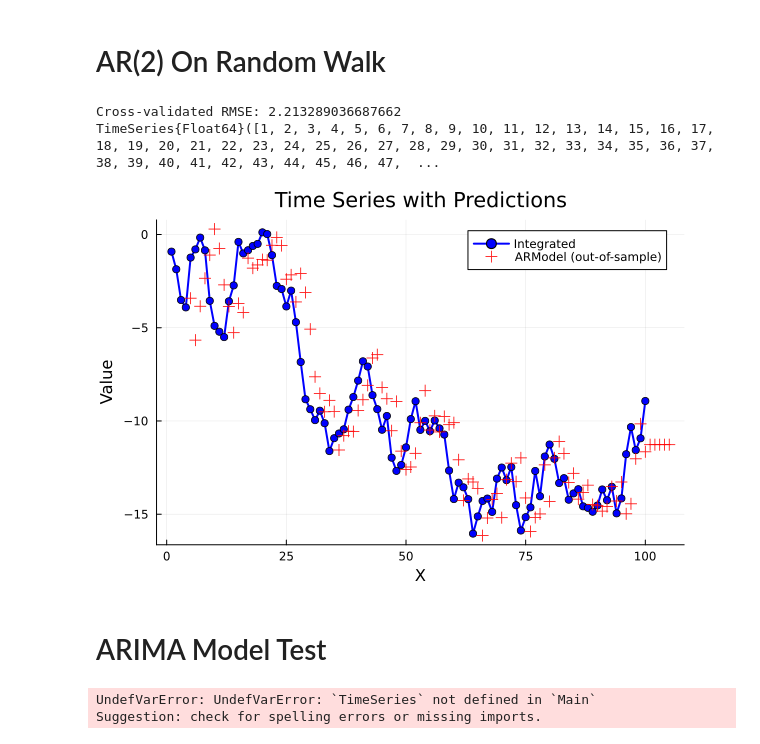
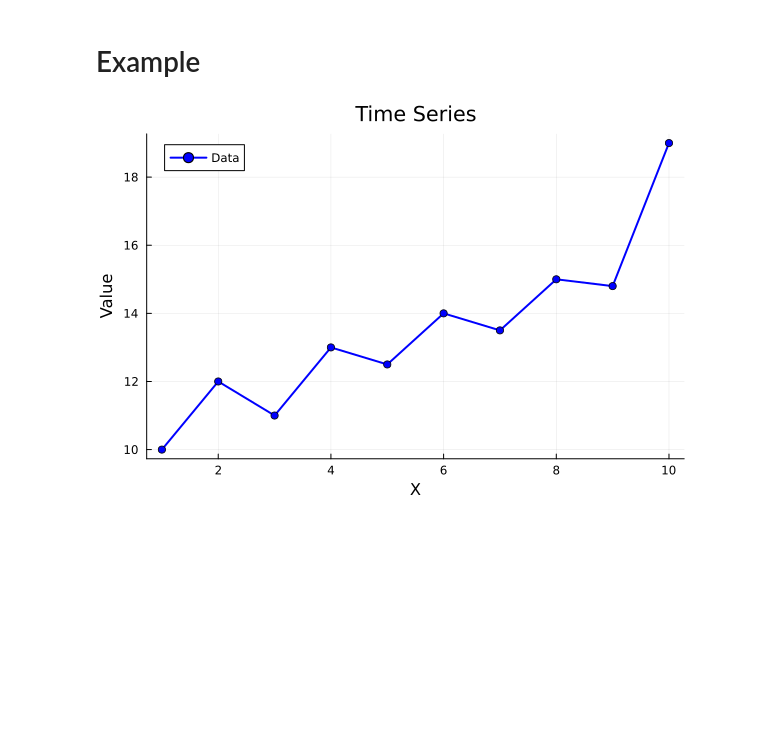
Before and after one commit to YannickGibson/TimeSeriesKit.jl, a Jupyter notebook: examples/models.ipynb, the cells around one changed output. Drawn from its saved outputs; the diff is of its cells as text; code cells hidden in the pictures; blank space fills up the shorter version.

```diff
--- a/examples/models.ipynb
+++ b/examples/models.ipynb
@@ -109,44 +1,10 @@ Cross-validated RMSE: 0.9122619244493857
-# %% [markdown]
-# AR(2) On Random Walk
-# %%
-ar = ARModel(p=2)
-
-white = integrate(TimeSeries(randn(100)))
-
-predictions = iterative_predict(ar, white, 5)
-cross_validate_rmse = cross_validate(ar, white, 5).mean_rmse
-println("Cross-validated RMSE: $cross_validate_rmse")
-println(white)
-plot_timeseries(white, predictions)
-# %% [output]
-Cross-validated RMSE: 2.213289036687662
-TimeSeries{Float64}([1, 2, 3, 4, 5, 6, 7, 8, 9, 10, 11, 12, 13, 14, 15, 16, 17, 18, 19, 20, 21, 22, 23, 24, 25, 26, 27, 28, 29, 30, 31, 32, 33, 34, 35, 36, 37, 38, 39, 40, 41, 42, 43, 44, 45, 46, 47,  ...
-[figure, removed]
-# %% [markdown]
-# ARIMA Model Test
-# %%
-# Test ARIMA model
-# Generate AR(1) data with trend (non-stationary)
-data = zeros(100)
-data[1] = 10
-for t in 2:100
-    data[t] = 0.7 * data[t-1] + randn() + 0.5  # AR(1) with drift
-end
-
-ts_arima = TimeSeries(data)
-
-# Create ARIMA(1,1,1) model - will difference once, then fit AR(1) and MA(1)
-arima = ARIMAModel(p=1, d=1, q=1)
-
-# Fit and predict
-fit(arima, ts_arima)
-predictions = forecast(arima, ts_arima, 10)
-
-println("ARIMA(1,1,1) fitted successfully")
-println("Parameters: $(get_parameters(arima))")
-println("Forecast values: $(predictions.values)")
-
-plot_timeseries(ts_arima, predictions)
-# %% [output]
-UndefVarError: UndefVarError: `TimeSeries` not defined in `Main`
-Suggestion: check for spelling errors or missing imports.
+# %% [markdown]
+# Example
+# %%
+import Plots
+using TimeSeriesKit
+
+ts = TimeSeries([10.0, 12.0, 11.0, 13.0, 12.5, 14.0, 13.5, 15.0, 14.8, 19.0])
+plot_timeseries(ts)
+# %% [output]
+[figure, added]
```
Also changed, not shown: parts of 14 cells of this notebook, 17 other files.
